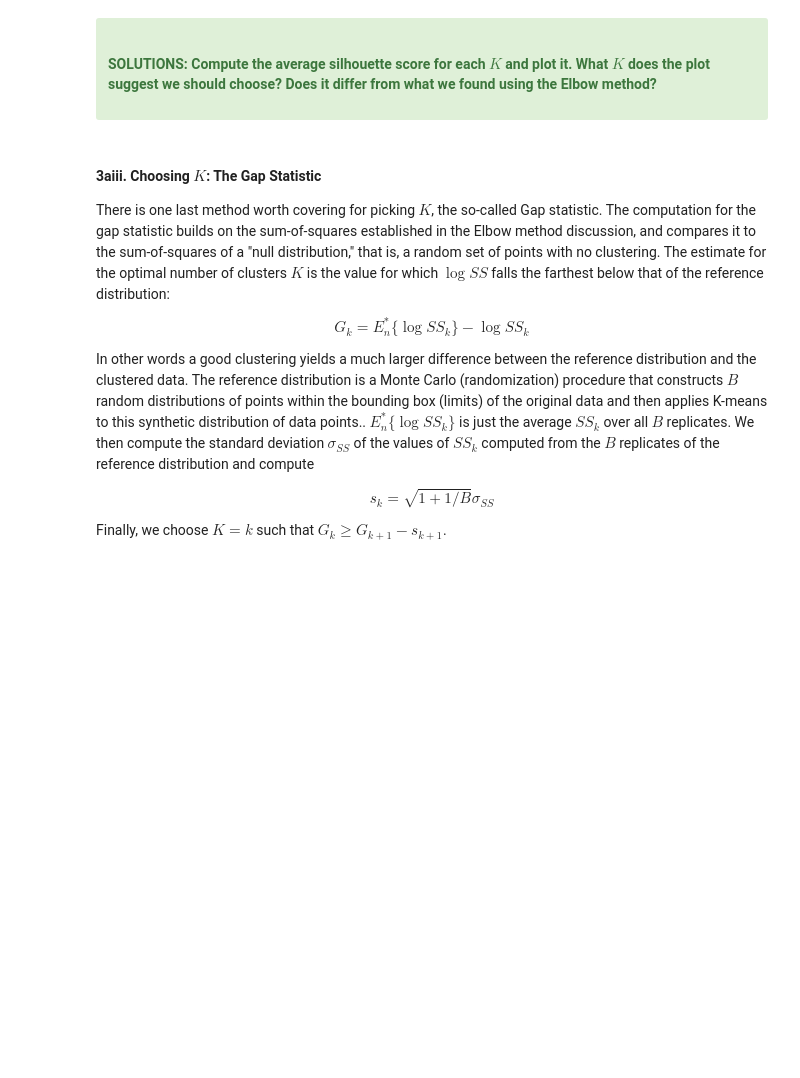
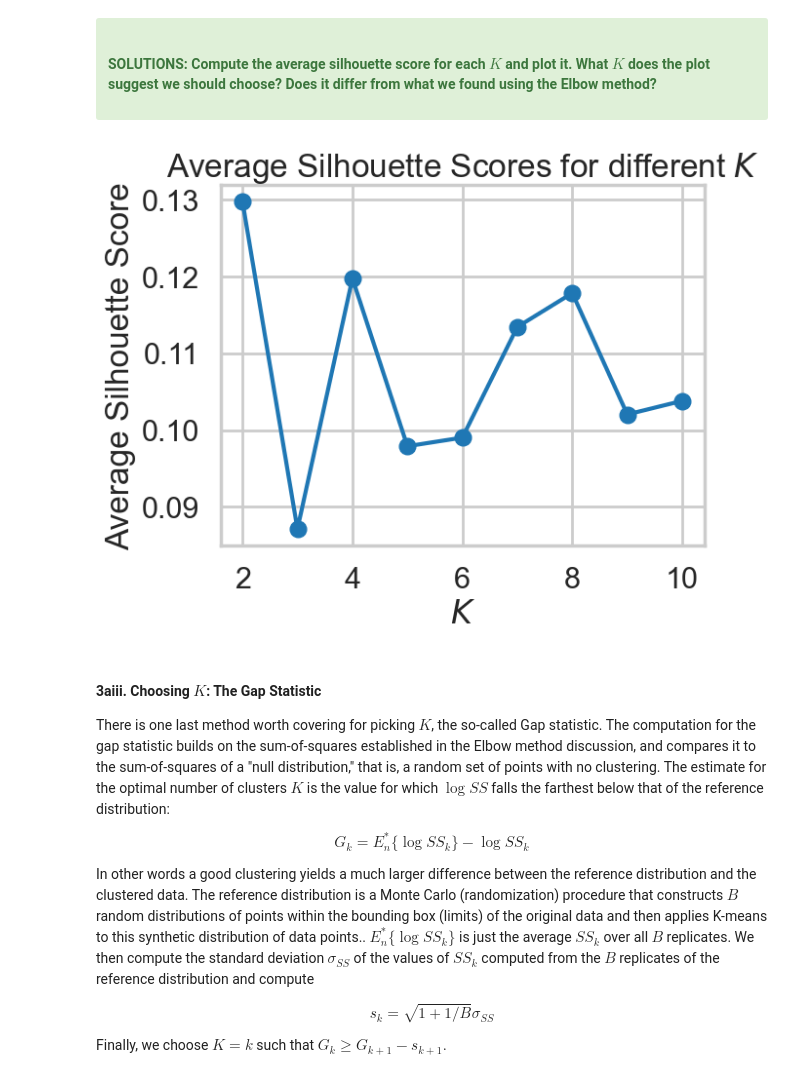
Before and after one commit to benpeters252/Projects, a Jupyter notebook: 1602764303_Clustering_Case_Study_updated_10_15_2020/Clustering Case Study - Customer Segmentation with K-Means - Tier 1.ipynb, the cells around one changed output. Cells and saved outputs as stored; diff of their text form; code cells hidden in the pictures; blank space fills up the shorter version.

```diff
--- a/1602764303_Clustering_Case_Study_updated_10_15_2020/Clustering Case Study - Customer Segmentation with K-Means - Tier 1.ipynb
+++ b/1602764303_Clustering_Case_Study_updated_10_15_2020/Clustering Case Study - Customer Segmentation with K-Means - Tier 1.ipynb
@@ -309,9 +300,15 @@ for _ _ _ in _ _ _:
 # %%
 # Computing the avrage silhouette score for each K and plotting it
 # Call plot() with parameters KRange, avg_silhouette_scores
-plt._ _ _(_ _ _, avg_silhouette_scores)
+plt.plot(Krange, avg_silhouette_scores, marker='o')
+
+# Label the plot
 plt.xlabel("$K$")
 plt.ylabel("Average Silhouette Score")
+plt.title("Average Silhouette Scores for different $K$")
+plt.show()
+# %% [output]
+[figure, added]
 # %%
 # What can you conclude?
 # %% [markdown]
```
Also changed, not shown: parts of 6 cells of this notebook, 1 other file.
